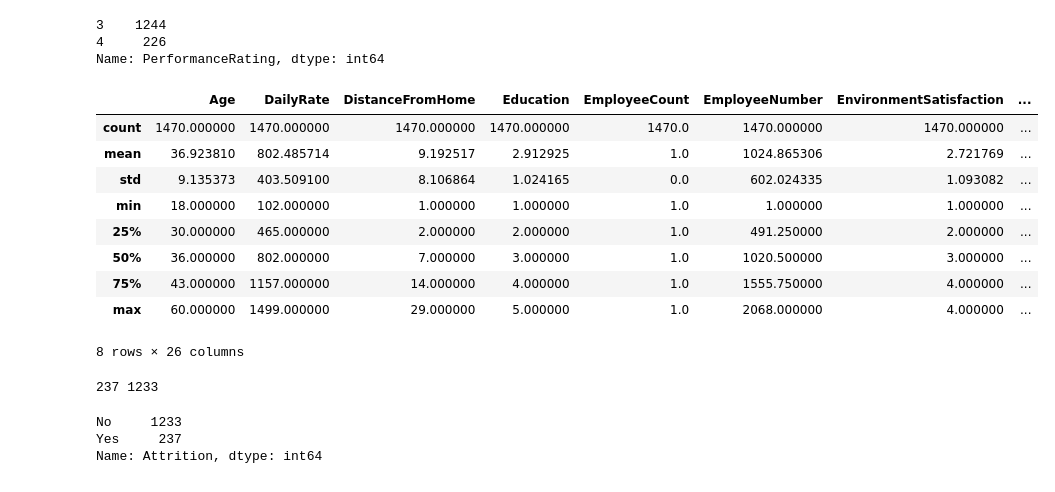
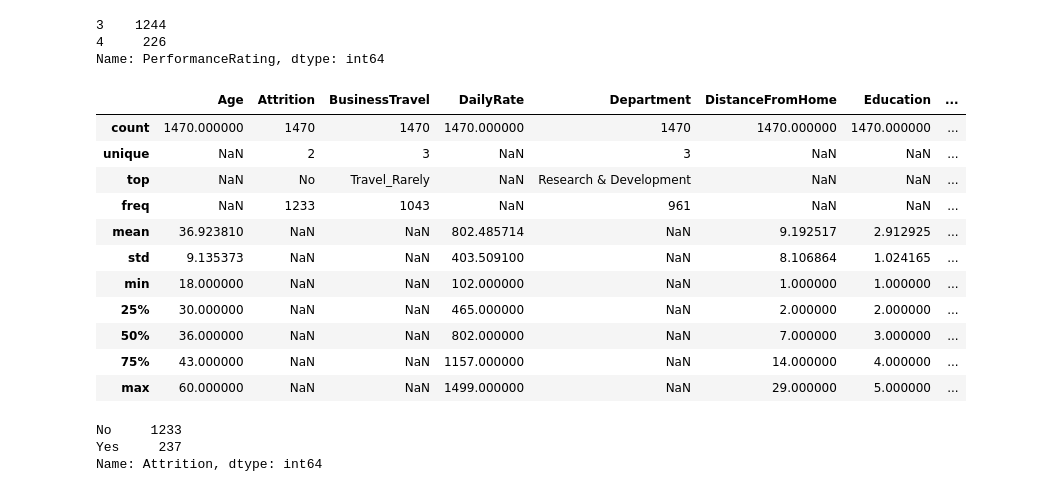
Before and after one commit to ecemdenizb/IBM-HR-analytics-employee-attrition, a Jupyter notebook: hw1-v1.ipynb, the cells around one changed output. Saved outputs shown, nothing was run; the diff lists cells and outputs as text; code cells hidden in the pictures.

```diff
--- a/hw1-v1.ipynb
+++ b/hw1-v1.ipynb
@@ -6,3 +6,6 @@ from matplotlib import pyplot as plt
 import seaborn as sns
 # %%
 path="/Users/ecemdenizbabaoglan/Downloads/WA_Fn-UseC_-HR-Employee-Attrition.csv"
+# %%
+pd.set_option("display.max_rows", None,
+             "display.max_columns", None)
@@ -43,4 +47,4 @@ ds.shape
 # %% [output]
 (1470, 35)
 # %%
-ds=ds.dropna() #null veri olmadığı için bu adıma gerek yok.
+ds.isnull().sum() #null veri yok
@@ -53,18 +73,20 @@ ds['PerformanceRating'].value_counts()
 4     226
 Name: PerformanceRating, dtype: int64
 # %%
-ds.describe()
+ds.describe(include='all')
 # %% [output]
-|  | Age | DailyRate | DistanceFromHome | Education | EmployeeCount | EmployeeNumber | EnvironmentSatisfaction | ... |
-| count | 1470.000000 | 1470.000000 | 1470.000000 | 1470.000000 | 1470.0 | 1470.000000 | 1470.000000 | ... |
-| mean | 36.923810 | 802.485714 | 9.192517 | 2.912925 | 1.0 | 1024.865306 | 2.721769 | ... |
-| std | 9.135373 | 403.509100 | 8.106864 | 1.024165 | 0.0 | 602.024335 | 1.093082 | ... |
-| min | 18.000000 | 102.000000 | 1.000000 | 1.000000 | 1.0 | 1.000000 | 1.000000 | ... |
-| 25% | 30.000000 | 465.000000 | 2.000000 | 2.000000 | 1.0 | 491.250000 | 2.000000 | ... |
-| 50% | 36.000000 | 802.000000 | 7.000000 | 3.000000 | 1.0 | 1020.500000 | 3.000000 | ... |
-| 75% | 43.000000 | 1157.000000 | 14.000000 | 4.000000 | 1.0 | 1555.750000 | 4.000000 | ... |
-| max | 60.000000 | 1499.000000 | 29.000000 | 5.000000 | 1.0 | 2068.000000 | 4.000000 | ... |
+|  | Age | Attrition | BusinessTravel | DailyRate | Department | DistanceFromHome | Education | ... |
+| count | 1470.000000 | 1470 | 1470 | 1470.000000 | 1470 | 1470.000000 | 1470.000000 | ... |
+| unique | NaN | 2 | 3 | NaN | 3 | NaN | NaN | ... |
+| top | NaN | No | Travel_Rarely | NaN | Research & Development | NaN | NaN | ... |
+| freq | NaN | 1233 | 1043 | NaN | 961 | NaN | NaN | ... |
+| mean | 36.923810 | NaN | NaN | 802.485714 | NaN | 9.192517 | 2.912925 | ... |
+| std | 9.135373 | NaN | NaN | 403.509100 | NaN | 8.106864 | 1.024165 | ... |
+| min | 18.000000 | NaN | NaN | 102.000000 | NaN | 1.000000 | 1.000000 | ... |
+| 25% | 30.000000 | NaN | NaN | 465.000000 | NaN | 2.000000 | 2.000000 | ... |
+| 50% | 36.000000 | NaN | NaN | 802.000000 | NaN | 7.000000 | 3.000000 | ... |
+| 75% | 43.000000 | NaN | NaN | 1157.000000 | NaN | 14.000000 | 4.000000 | ... |
+| max | 60.000000 | NaN | NaN | 1499.000000 | NaN | 29.000000 | 5.000000 | ... |
-8 rows × 26 columns
 # %%
 #attrition olan ve olmayanlara göre öznitelikleri inceleyebilmek için
 #iki ayrı datasete böleceğim
@@ -85,7 +95,3 @@ for i in range(len(ds)):
-# %%
-print(len(ds_pos),len(ds_neg))
-# %% [output]
-237 1233
 # %%
 ds['Attrition'].value_counts()
 # %% [output]
```
Also changed, not shown: parts of 20 cells of this notebook.
